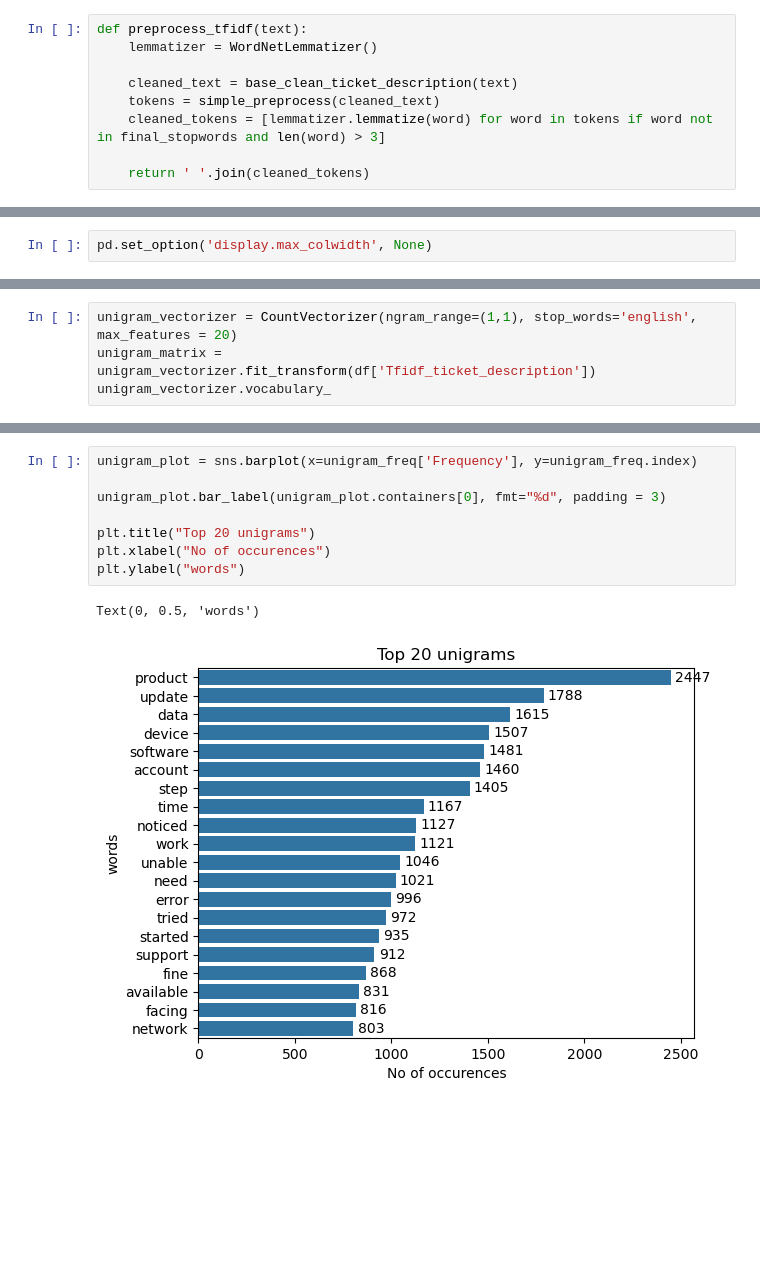
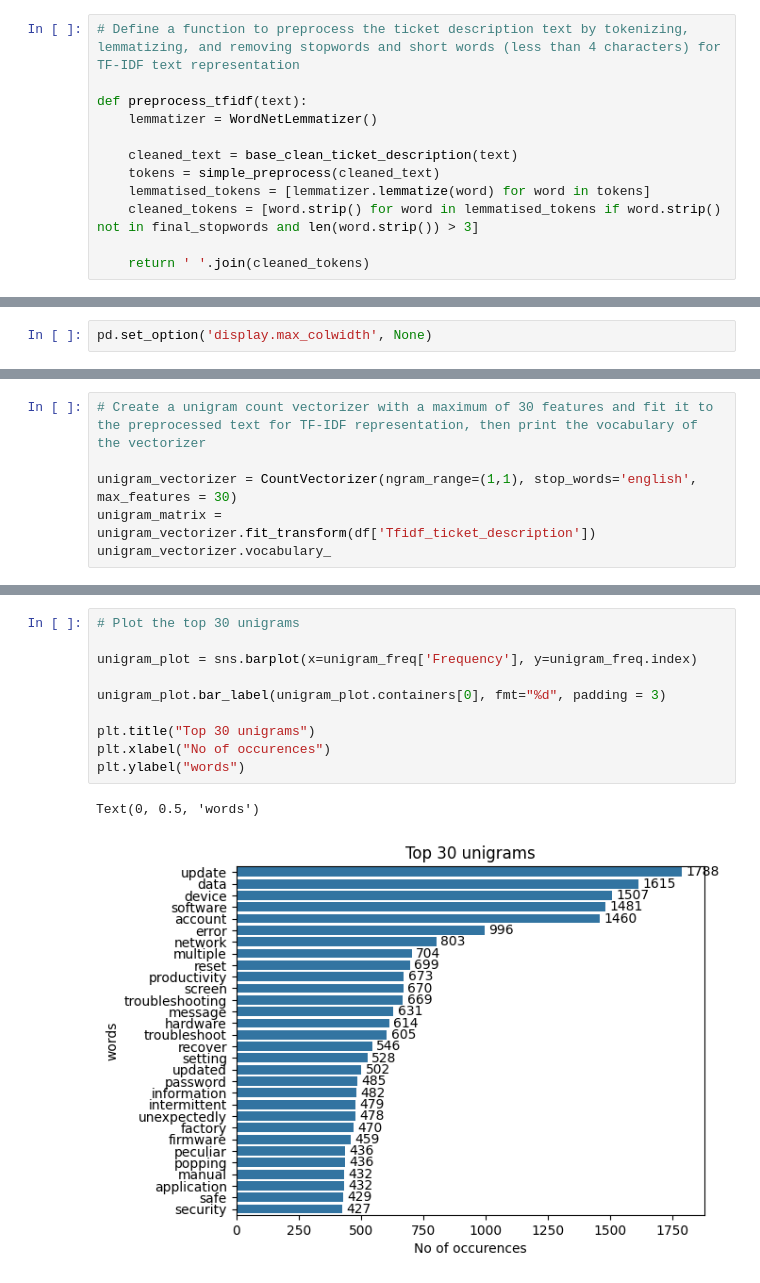
Before and after one commit to Razan-88/TextAnalytics-CW-Task4, a Jupyter notebook: analytics_pipeline/Preprocessing.ipynb, the cells around one changed output, grey strips where cells are left out. Drawn from its saved outputs; the diff is of its cells as text; blank space fills up the shorter version.

Commit message:
Preprocessing

```diff
--- a/analytics_pipeline/Preprocessing.ipynb
+++ b/analytics_pipeline/Preprocessing.ipynb
@@ -42,11 +91,14 @@ def base_clean_ticket_description(text):
     text = re.sub(r'\s+',' ', text)
     return text
 # %%
+# Define a function to preprocess the ticket description text by tokenizing, lemmatizing, and removing stopwords and short words (less than 4 characters) for TF-IDF text representation
+
 def preprocess_tfidf(text):
     lemmatizer = WordNetLemmatizer()
 
     cleaned_text = base_clean_ticket_description(text)
     tokens = simple_preprocess(cleaned_text)
-    cleaned_tokens = [lemmatizer.lemmatize(word) for word in tokens if word not in final_stopwords and len(word) > 3]
+    lemmatised_tokens = [lemmatizer.lemmatize(word) for word in tokens]
+    cleaned_tokens = [word.strip() for word in lemmatised_tokens if word.strip() not in final_stopwords and len(word.strip()) > 3]
 
     return ' '.join(cleaned_tokens)
@@ -162,5 +231,7 @@ bow_corpus
 # %%
-unigram_vectorizer = CountVectorizer(ngram_range=(1,1), stop_words='english', max_features = 20)
+# Create a unigram count vectorizer with a maximum of 30 features and fit it to the preprocessed text for TF-IDF representation, then print the vocabulary of the vectorizer
+
+unigram_vectorizer = CountVectorizer(ngram_range=(1,1), stop_words='english', max_features = 30)
 unigram_matrix = unigram_vectorizer.fit_transform(df['Tfidf_ticket_description'])
 unigram_vectorizer.vocabulary_
 # %% [output]
@@ -191,13 +261,15 @@ unigram_freq = pd.DataFrame(
     columns = ["Frequency"]
 ).sort_values(by="Frequency", ascending = False)
 # %%
+# Plot the top 30 unigrams
+
 unigram_plot = sns.barplot(x=unigram_freq['Frequency'], y=unigram_freq.index)
 
 unigram_plot.bar_label(unigram_plot.containers[0], fmt="%d", padding = 3)
 
-plt.title("Top 20 unigrams")
+plt.title("Top 30 unigrams")
 plt.xlabel("No of occurences")
 plt.ylabel("words")
 # %% [output]
 Text(0, 0.5, 'words')
-[figure, old version]
+[figure, new version]
```
Also changed, not shown: parts of 34 cells of this notebook.
